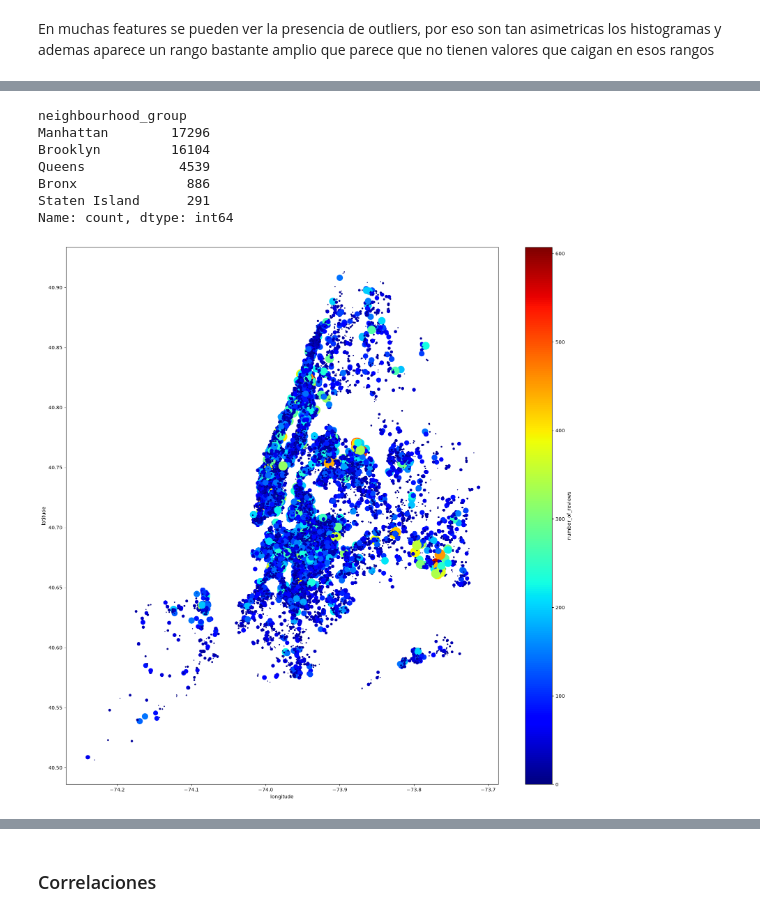
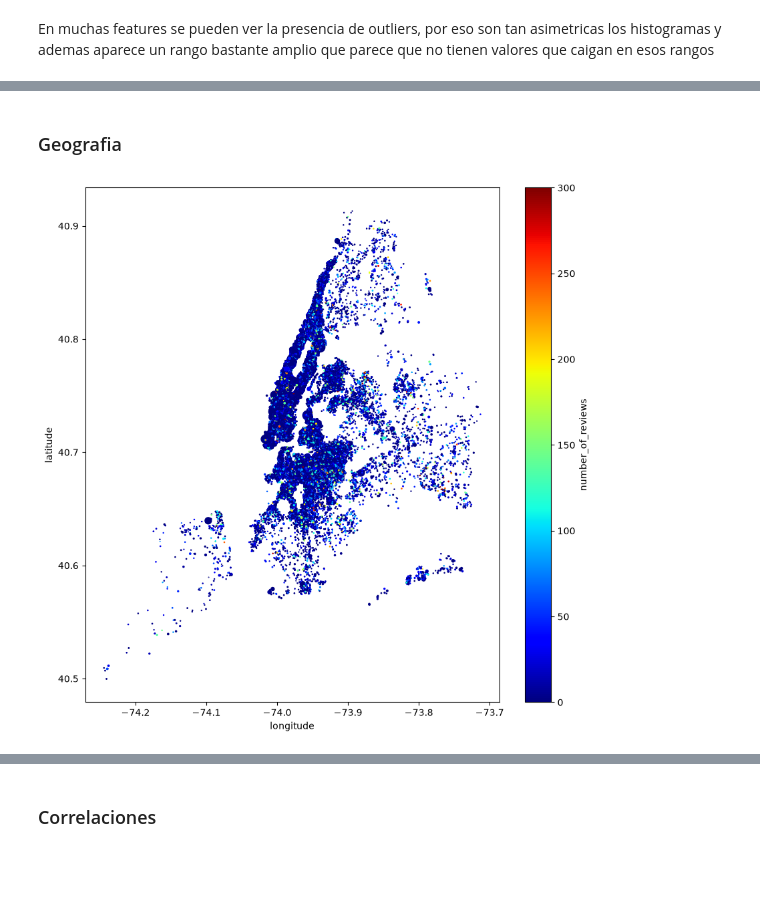
Before and after one commit to N-nicolas/Ejercicios_HOML_PSDS, a Jupyter notebook: notebooks/Proyect1.ipynb, the cells around one changed output, grey strips where cells are left out. Cells and saved outputs as stored; diff of their text form; code cells hidden in the pictures; blank space fills up the shorter version.

```diff
--- a/notebooks/Proyect1.ipynb
+++ b/notebooks/Proyect1.ipynb
@@ -45,0 +108,3 @@ memory usage: 6.0 MB
+# %%
+df_clean = df[df['price'] > 0]
+df_clean.shape
@@ -45,0 +133,10 @@ memory usage: 6.0 MB
+# %%
+# df['price_cat'] = pd.qcut(df['price'], q=5, labels=[1, 2, 3, 4, 5]) # queda la data perfectamente distribuida. Es menos interpretable igualmente
+
+df_clean['price_cat'] = pd.cut(
+    df_clean['price'],
+    bins=[0, 60, 100, 150, 250, np.inf],
+    labels=[1, 2, 3, 4, 5],
+)
+
+df_clean['price_cat'].value_counts().sort_index()
@@ -45,0 +153,6 @@ memory usage: 6.0 MB
+# %%
+train_set, test_set = train_test_split(
+    df_clean, test_size=0.2, stratify=df_clean['price_cat'], random_state=42
+)
+
+train_set.shape, test_set.shape
@@ -241,16 +326,8 @@ Name: count, Length: 10045, dtype: int64
-# %%
-deptos.neighbourhood_group.value_counts()
-# %% [output]
-neighbourhood_group
-Manhattan        17296
-Brooklyn         16104
-Queens            4539
-Bronx              886
-Staten Island      291
-Name: count, dtype: int64
+# %% [markdown]
+### Geografia
 # %%
-deptos.plot(kind='scatter', x='longitude', y='latitude', c='number_of_reviews', s='number_of_reviews', cmap='jet', figsize=(20,20))
+deptos.plot(kind='scatter', x='longitude', y='latitude', c='number_of_reviews', s=deptos['price']/100, cmap='jet', figsize=(10,10), vmax=300)
 
 plt.show()
 # %% [output]
-[figure, old version]
+[figure, new version]
```
Also changed, not shown: parts of 110 cells of this notebook.
